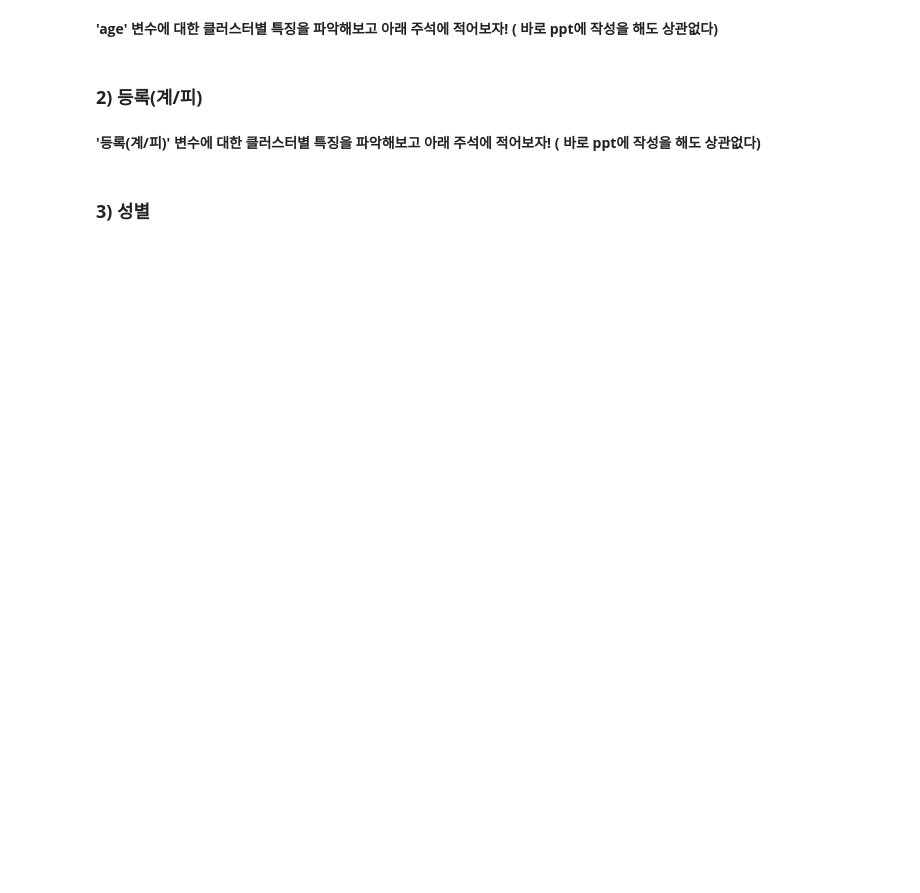
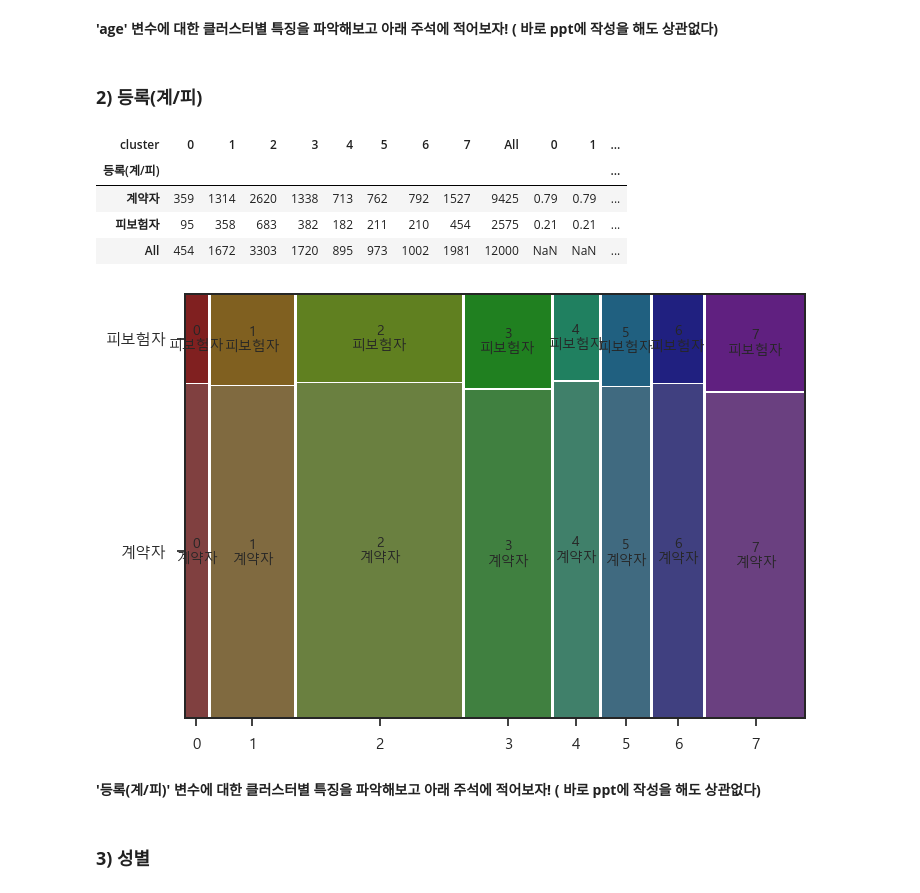
Before and after one commit to yangjung-woo/KT-Workspace, a Jupyter notebook: KT_AIVLE_DX_Regular_course/Week1/DX_미니프로젝트 3차_4_5일차 실습자료/3. 군집 분석.ipynb, the cells around one changed output. Saved outputs shown, nothing was run; the diff lists cells and outputs as text; code cells hidden in the pictures; blank space fills up the shorter version.

```diff
--- a/KT_AIVLE_DX_Regular_course/Week1/DX_미니프로젝트 3차_4_5일차 실습자료/3. 군집 분석.ipynb
+++ b/KT_AIVLE_DX_Regular_course/Week1/DX_미니프로젝트 3차_4_5일차 실습자료/3. 군집 분석.ipynb
@@ -313,6 +559,7 @@ result.
 # %%
 #[문제 12] result에 대해 info를 통해서 범주형/수치형 데이터 확인해보고 어떤 컬럼들이 있었는지 확인
 # 1. 데이터 불러오기(조에서 하나의 결과를 선정해서 공유)
-
-
+# 찬울님의 군집이 가장 잘 분류되었습니다
+result=pd.read_csv('result_final(real).csv')
 # 2. info로 확인하기
+result.info()
@@ -358,6 +640,33 @@ plt.show()
 ### **2) 등록(계/피)**
 # %%
 # [문제 13] '등록(계/피)' 열에 대해 crosstab을 활용해서 clust별 범주별 합계를 확인 해보자.
+
+feature = '등록(계/피)'
+
+pro_df1 = pd.crosstab([result[feature]], result['cluster'], margins=True)
+
+# 비율로도 한번 확인 해보자.
+
+pro_df2 = pd.crosstab([result[feature]], result['cluster'], margins=True, normalize='columns')
+pro_df2 = pro_df2.round(3)
+
+# 합치기, concat
+pro_df = pd.concat([pro_df1, pro_df2], axis=1)
+
+# pro_df 확인
+display(pro_df)
+
+# 시각화를 해 봅시다.
+mosaic(result.sort_values('cluster'), [ 'cluster', feature])
+plt.rcParams['font.family'] = 'Malgun Gothic'
+plt.show()
+# %% [output]
+| cluster | 0 | 1 | 2 | 3 | 4 | 5 | 6 | 7 | All | 0 | 1 | ... |
+| 등록(계/피) |  |  |  |  |  |  |  |  |  |  |  | ... |
+| 계약자 | 359 | 1314 | 2620 | 1338 | 713 | 762 | 792 | 1527 | 9425 | 0.79 | 0.79 | ... |
+| 피보험자 | 95 | 358 | 683 | 382 | 182 | 211 | 210 | 454 | 2575 | 0.21 | 0.21 | ... |
+| All | 454 | 1672 | 3303 | 1720 | 895 | 973 | 1002 | 1981 | 12000 | NaN | NaN | ... |
+[figure, added]
 # %% [markdown]
 <b>**'등록(계/피)' 변수에 대한 클러스터별 특징을 파악해보고 아래 주석에 적어보자!**
 ( 바로 ppt에 작성을 해도 상관없다)
```
Also changed, not shown: parts of 39 cells of this notebook, 14 other files.
